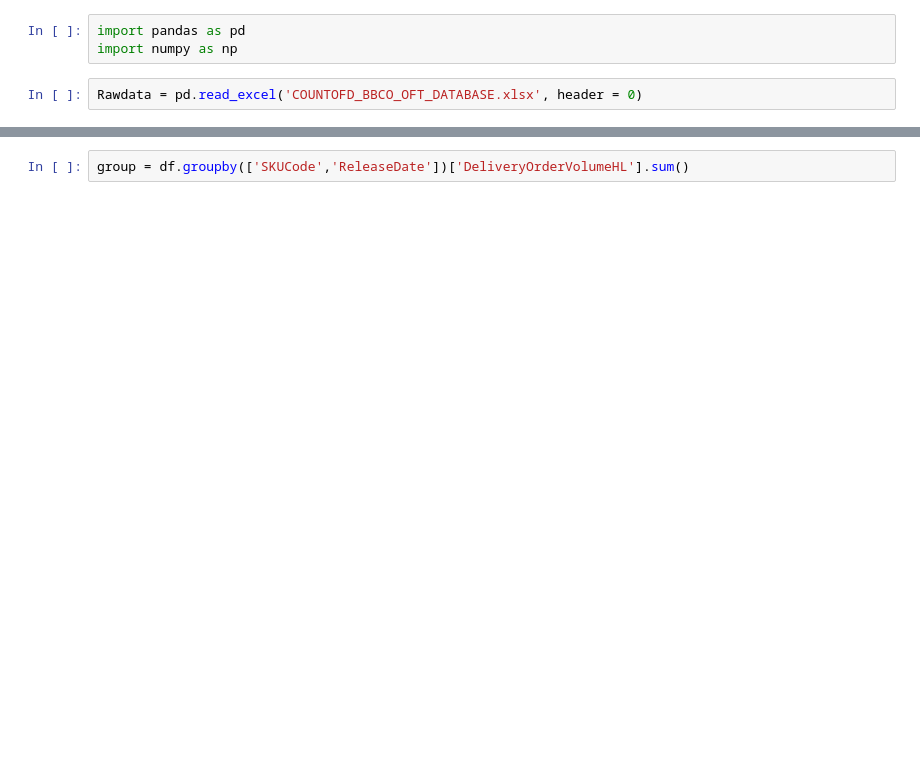
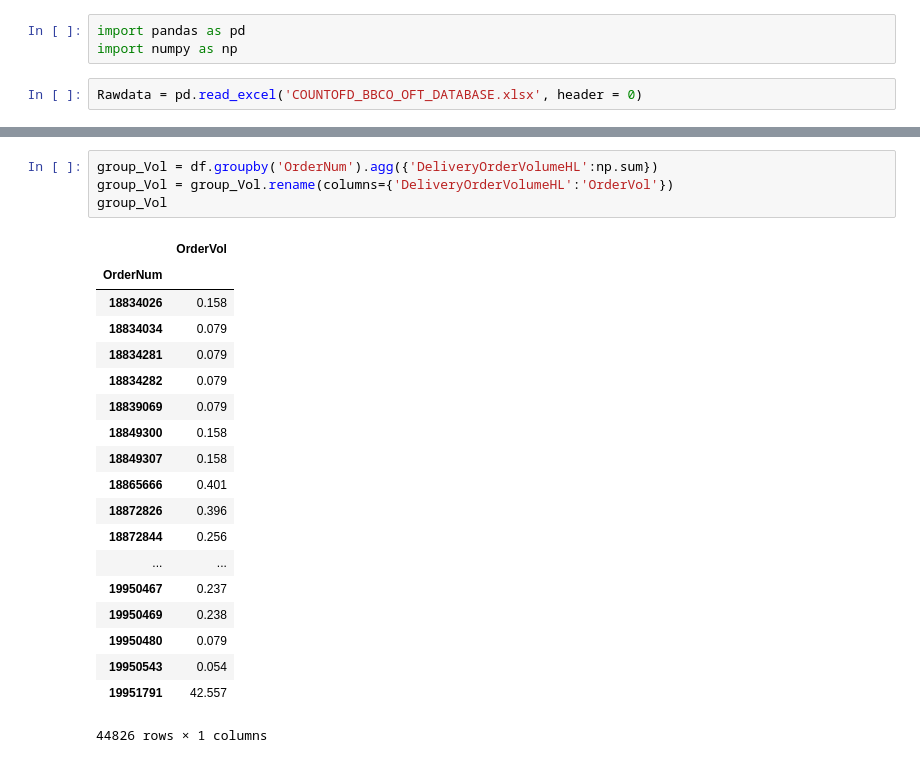
Before and after one commit to Litouwuu/EasyFunctionsToImplete, a Jupyter notebook: CountBBCOOFT/CountBBCOOFT.ipynb, the cells around one changed output, grey strips where cells are left out. Saved outputs shown, nothing was run; the diff lists cells and outputs as text; blank space fills up the shorter version.

```diff
--- a/CountBBCOOFT/CountBBCOOFT.ipynb
+++ b/CountBBCOOFT/CountBBCOOFT.ipynb
@@ -29,2 +28,24 @@ df
 # %%
-group = df.groupby(['SKUCode','ReleaseDate'])['DeliveryOrderVolumeHL'].sum()
+group_Vol = df.groupby('OrderNum').agg({'DeliveryOrderVolumeHL':np.sum})
+group_Vol = group_Vol.rename(columns={'DeliveryOrderVolumeHL':'OrderVol'})
+group_Vol
+# %% [output]
+|  | OrderVol |
+| OrderNum |  |
+| 18834026 | 0.158 |
+| 18834034 | 0.079 |
+| 18834281 | 0.079 |
+| 18834282 | 0.079 |
+| 18839069 | 0.079 |
+| 18849300 | 0.158 |
+| 18849307 | 0.158 |
+| 18865666 | 0.401 |
+| 18872826 | 0.396 |
+| 18872844 | 0.256 |
+| ... | ... |
+| 19950467 | 0.237 |
+| 19950469 | 0.238 |
+| 19950480 | 0.079 |
+| 19950543 | 0.054 |
+| 19951791 | 42.557 |
+44826 rows × 1 columns
```
Also changed, not shown: parts of 4 cells of this notebook.
